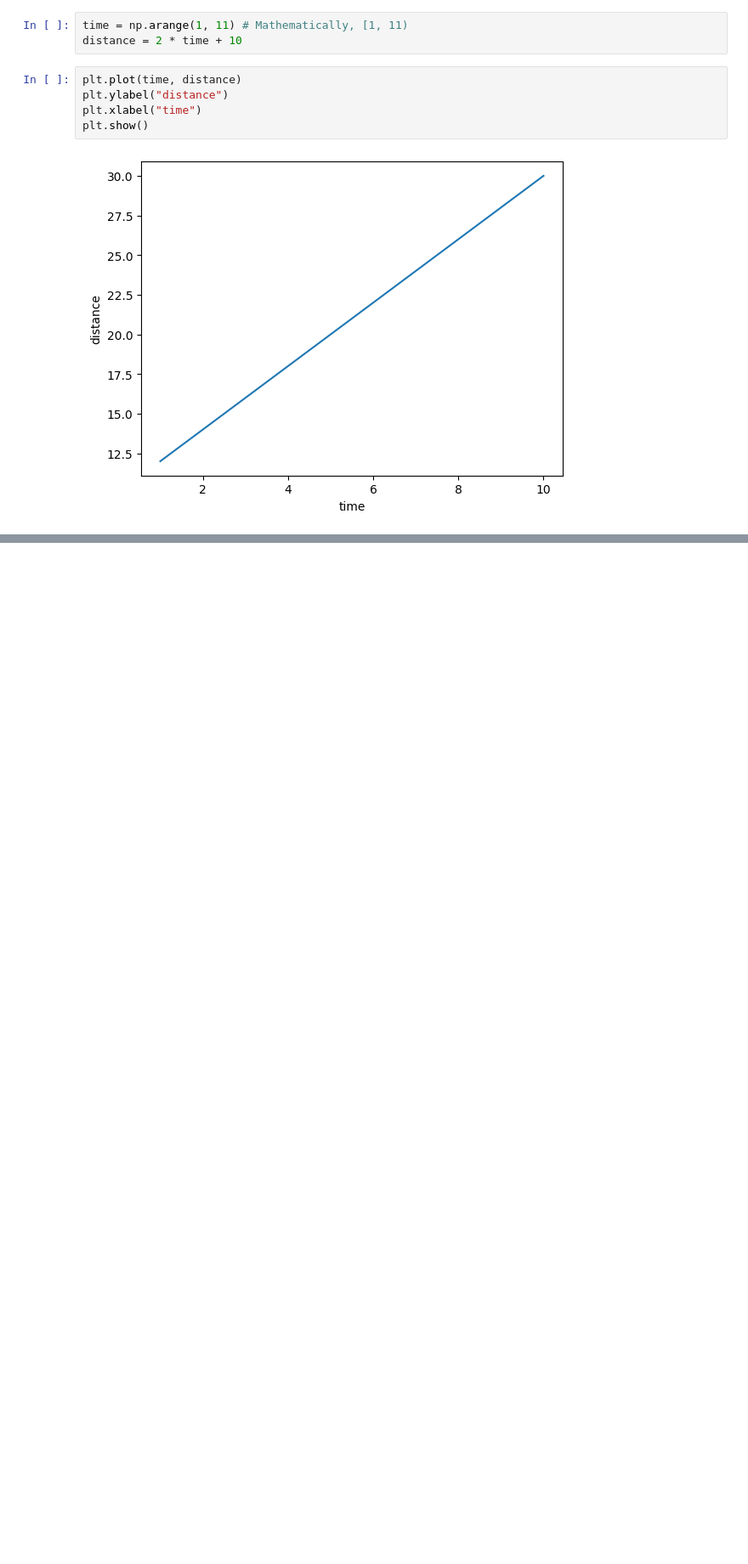
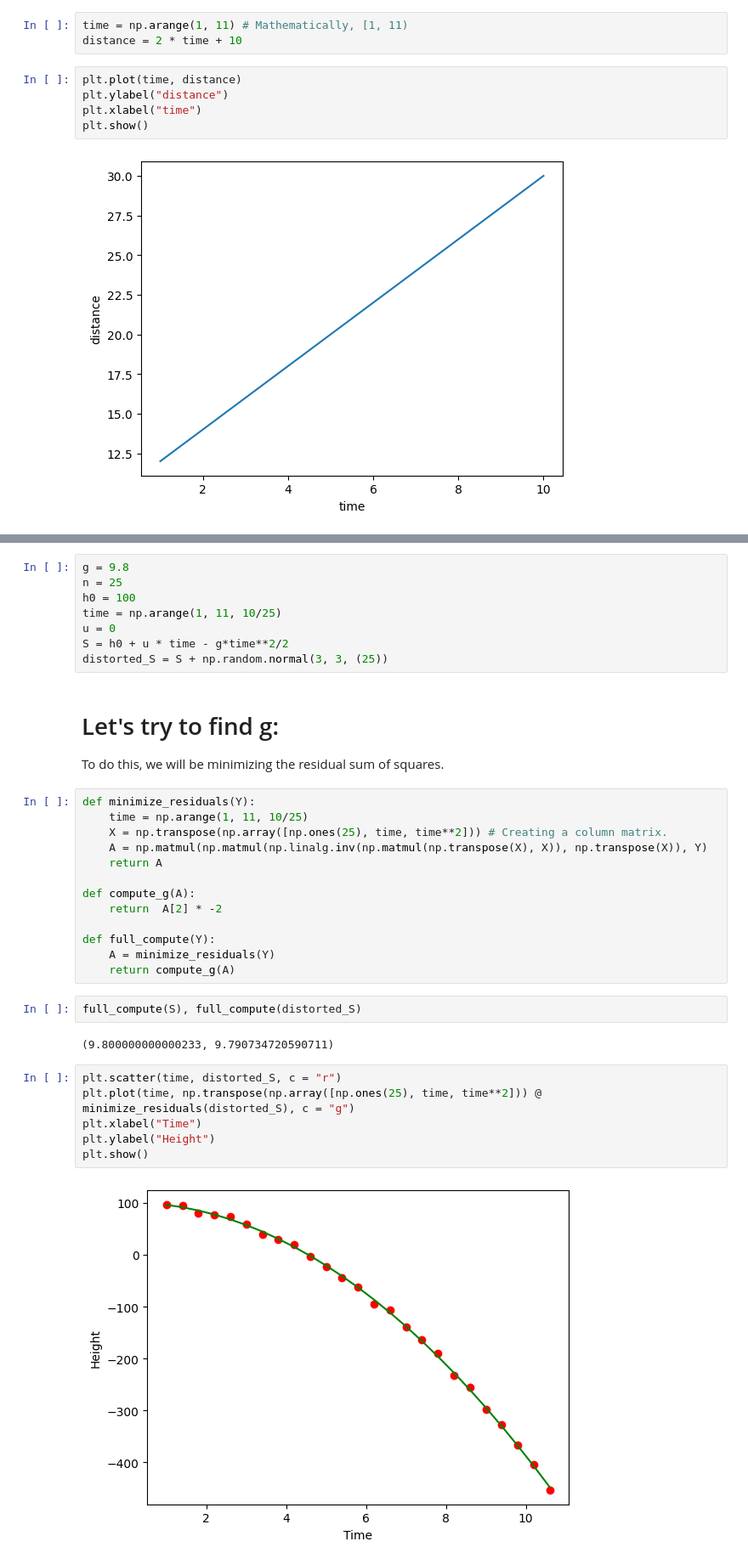
Before and after one commit to Impure-King/certification-lifesciences, a Jupyter notebook: Exploration and Comparision/Python 1.ipynb, the cells around one changed output, grey strips where cells are left out. Shown at 85% size. Cells and saved outputs as stored; diff of their text form; blank space fills up the shorter version.

```diff
--- a/Exploration and Comparision/Python 1.ipynb
+++ b/Exploration and Comparision/Python 1.ipynb
@@ -14,0 +17,36 @@ plt.show()
+# %%
+g = 9.8
+n = 25
+h0 = 100
+time = np.arange(1, 11, 10/25)
+u = 0
+S = h0 + u * time - g*time**2/2
+distorted_S = S + np.random.normal(3, 3, (25))
+# %% [markdown]
+# Let's try to find g:
+To do this, we will be minimizing the residual sum of squares.
+# %%
+def minimize_residuals(Y):
+    time = np.arange(1, 11, 10/25)
+    X = np.transpose(np.array([np.ones(25), time, time**2])) # Creating a column matrix.
+    A = np.matmul(np.matmul(np.linalg.inv(np.matmul(np.transpose(X), X)), np.transpose(X)), Y)
+    return A
+
+def compute_g(A):
+    return  A[2] * -2
+
+def full_compute(Y):
+    A = minimize_residuals(Y)
+    return compute_g(A)
+# %%
+full_compute(S), full_compute(distorted_S)
+# %% [output]
+(9.800000000000233, 9.790734720590711)
+# %%
+plt.scatter(time, distorted_S, c = "r")
+plt.plot(time, np.transpose(np.array([np.ones(25), time, time**2])) @ minimize_residuals(distorted_S), c = "g")
+plt.xlabel("Time")
+plt.ylabel("Height")
+plt.show()
+# %% [output]
+[figure, added]
```
Also changed, not shown: parts of 1 cell of this notebook, 3 other files.
